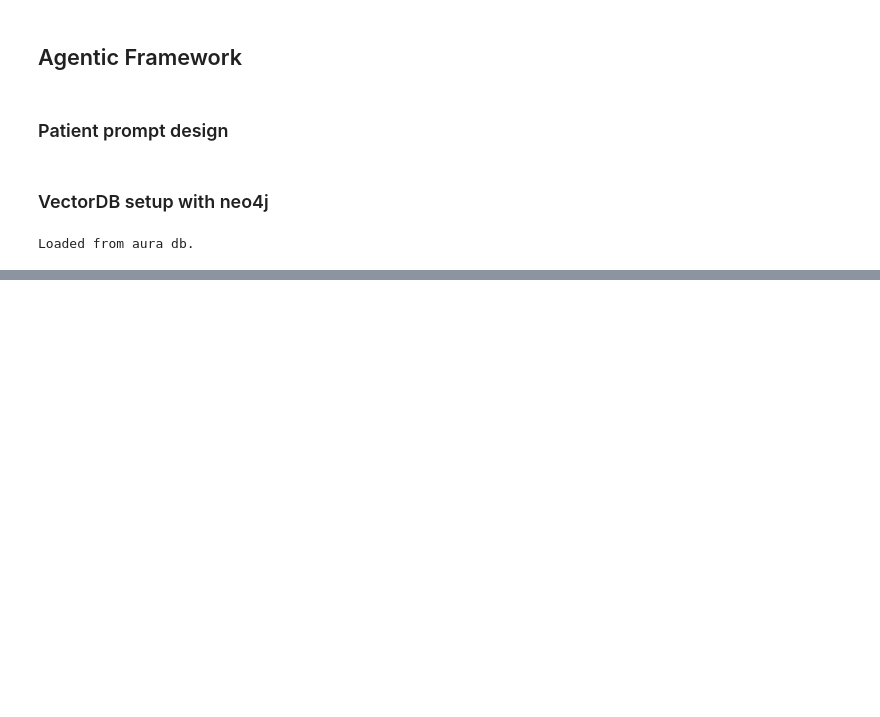
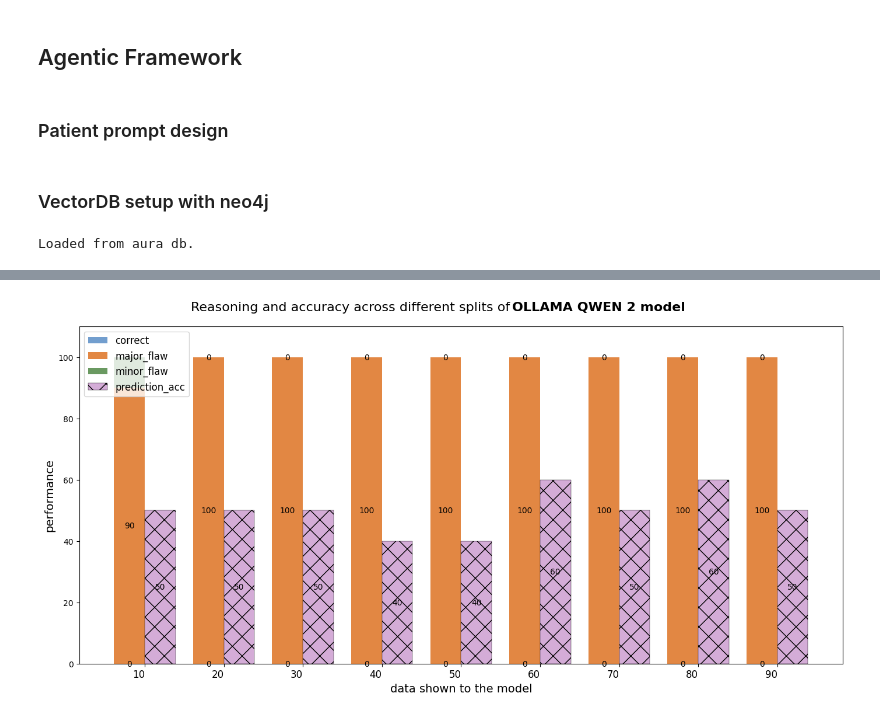
Before and after one commit to Umakantamaharana/SARA, a Jupyter notebook: sara.ipynb, the cells around one changed output, grey strips where cells are left out. Saved outputs shown, nothing was run; the diff lists cells and outputs as text; code cells hidden in the pictures; blank space fills up the shorter version.

```diff
--- a/sara.ipynb
+++ b/sara.ipynb
@@ -614,0 +1070,18 @@ ValueError: All arrays must be of the same length
+# %%
+model = "OLLAMA QWEN 2"
+
+data = {
+    'correct': [0, 0, 0, 0, 0, 0, 0, 0, 0],
+    'major_flaw': [9, 10, 10, 10, 10, 10, 10, 10, 10],
+    'minor_flaw': [1, 0, 0, 0, 0, 0, 0, 0, 0],
+    'prediction_acc': [5, 5, 5, 4, 4, 6, 5, 6, 5]
+}
+
+
+# Multiply all values by 10
+for key in data:
+    data[key] = [val * 10 for val in data[key]]
+
+create_modified_stacked_bar_chart_with_gentle_academic_colors(data, labels, model)
+# %% [output]
+[figure, added]
```
Also changed, not shown: parts of 49 cells of this notebook, 9 other files.
